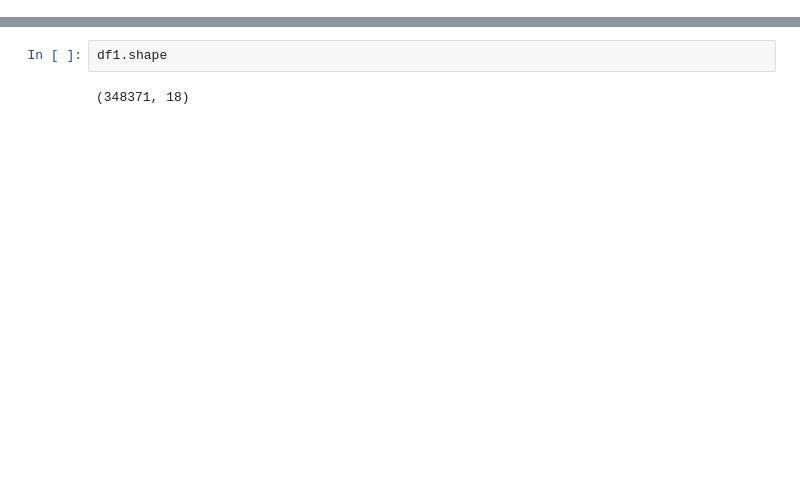
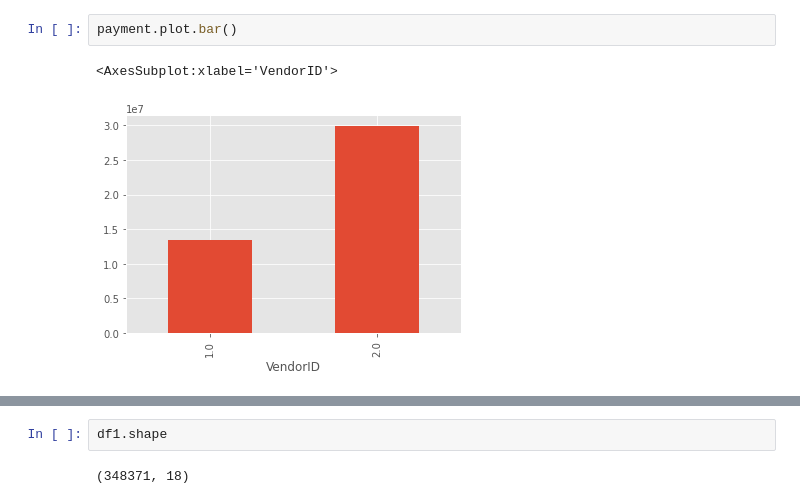
Before and after one commit to Milenaafeworki/NY_Taxi_Report, a Jupyter notebook: NY_taxi_reports.ipynb, the cells around one changed output, grey strips where cells are left out. Drawn from its saved outputs; the diff is of its cells as text; blank space fills up the shorter version.

```diff
--- a/NY_taxi_reports.ipynb
+++ b/NY_taxi_reports.ipynb
@@ -18 +57,6 @@ df.shape
+# %%
+payment.plot.bar()
+# %% [output]
+<AxesSubplot:xlabel='VendorID'>
+[figure, added]
 # %%
```
Also changed, not shown: parts of 10 cells of this notebook.
